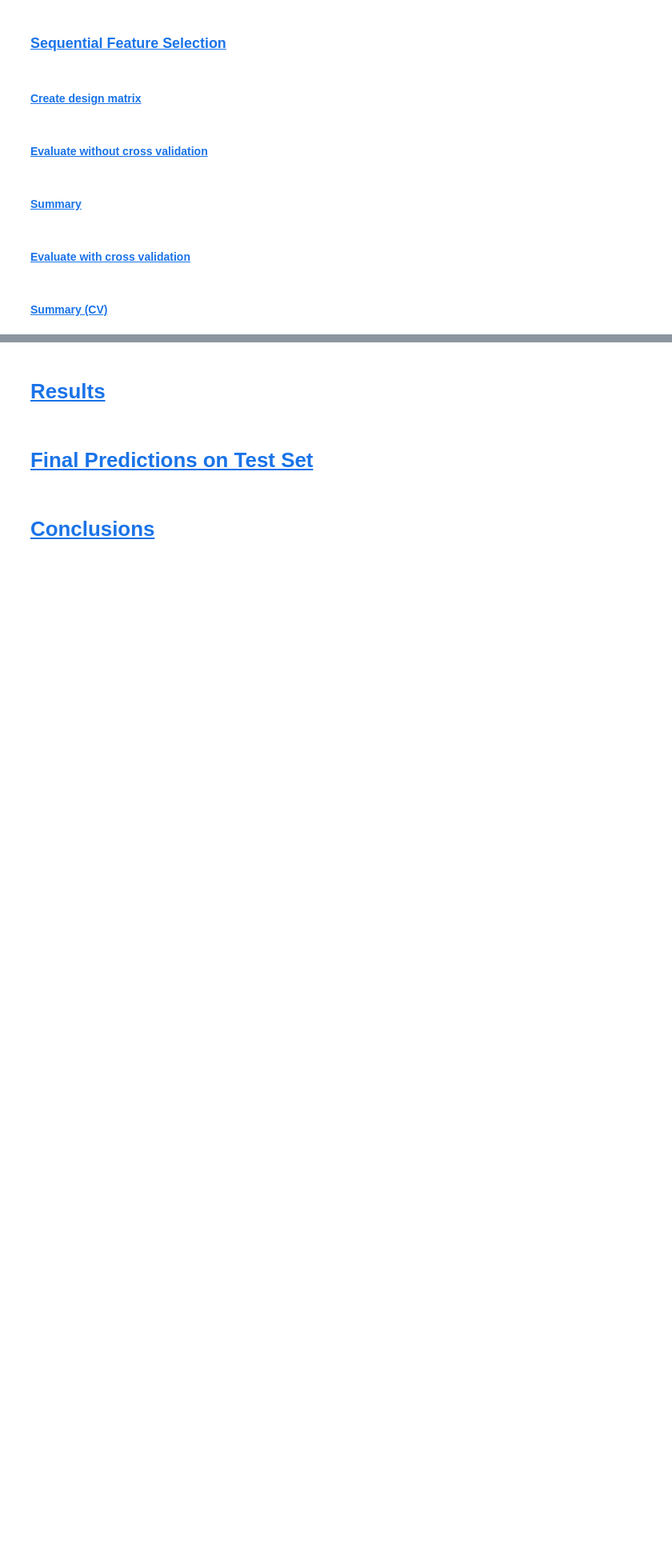
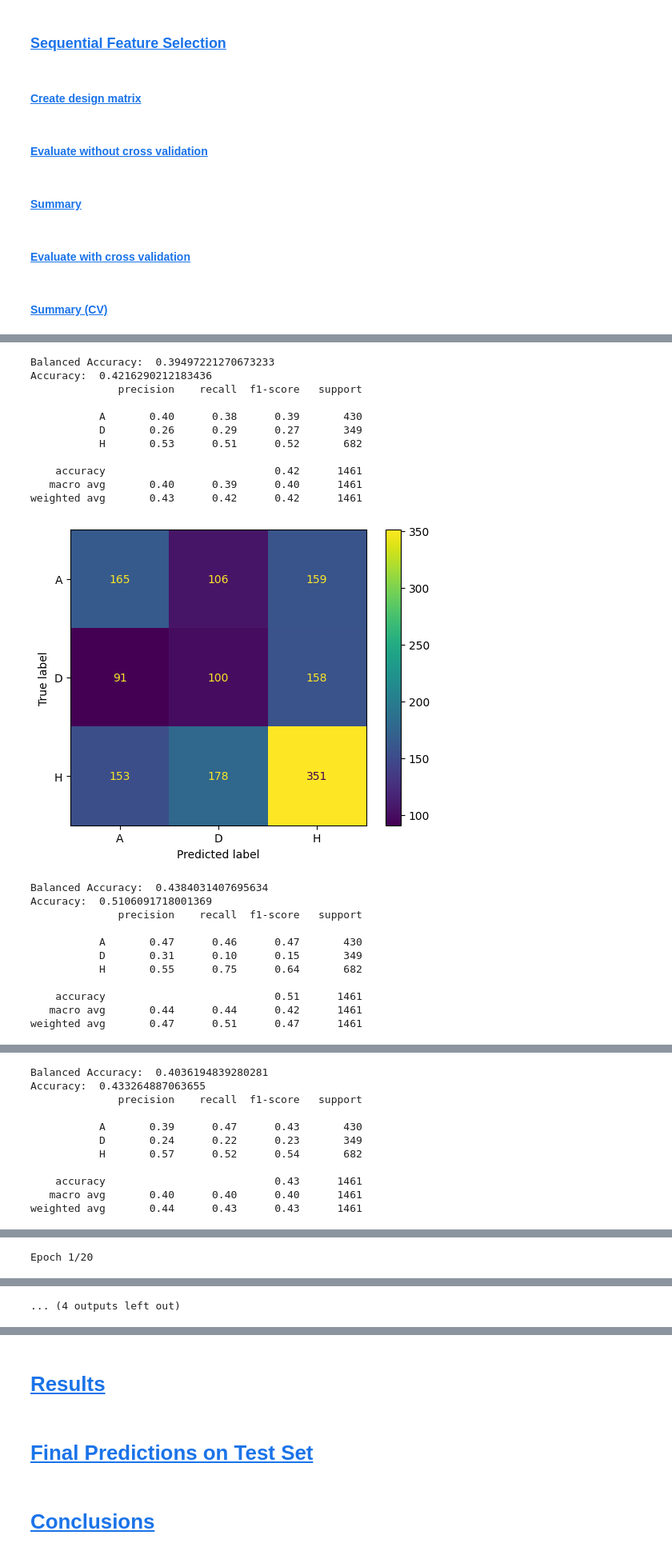
Before and after one commit to Adamliu1/GCW_0036, a Jupyter notebook: Group_N_Final_x3.ipynb, the cells around one changed output, grey strips where cells are left out. Shown at 80% size. Drawn from its saved outputs; the diff is of its cells as text; code cells hidden in the pictures; blank space fills up the shorter version.

```diff
--- a/Group_N_Final_x3.ipynb
+++ b/Group_N_Final_x3.ipynb
@@ -2380,0 +2847,6 @@ summary_hist(model_acc_dict=model_acc_dict, title="Summary of Models - Sequentia
+# %%
+set_maker, features_list = featuresets_dict['feature_set_PCA30']
+X = set_maker(features_list)
+
+y = df_epl.loc[:,['FTR_Enc']].values.ravel()
+X_train, X_test, y_train, y_test = model_selection.train_test_split(X, y, test_size=0.2, shuffle=True, random_state=42)
@@ -2380,0 +2855,26 @@ summary_hist(model_acc_dict=model_acc_dict, title="Summary of Models - Sequentia
+# %%
+fit_df_without_cv(X_train, y_train, X_test, y_test, featureset_name="feature_set_PCA30")
+# %% [output]
+Balanced Accuracy:  0.39497221270673233
+Accuracy:  0.4216290212183436
+              precision    recall  f1-score   support
+
+           A       0.40      0.38      0.39       430
+           D       0.26      0.29      0.27       349
+           H       0.53      0.51      0.52       682
+
+    accuracy                           0.42      1461
+   macro avg       0.40      0.39      0.40      1461
+weighted avg       0.43      0.42      0.42      1461
+[figure, added]
+Balanced Accuracy:  0.4384031407695634
+Accuracy:  0.5106091718001369
+              precision    recall  f1-score   support
+
+           A       0.47      0.46      0.47       430
+           D       0.31      0.10      0.15       349
+           H       0.55      0.75      0.64       682
+
+    accuracy                           0.51      1461
+   macro avg       0.44      0.44      0.42      1461
+weighted avg       0.47      0.51      0.47      1461
@@ -2380,0 +2882,11 @@ summary_hist(model_acc_dict=model_acc_dict, title="Summary of Models - Sequentia
+Balanced Accuracy:  0.4036194839280281
+Accuracy:  0.433264887063655
+              precision    recall  f1-score   support
+
+           A       0.39      0.47      0.43       430
+           D       0.24      0.22      0.23       349
+           H       0.57      0.52      0.54       682
+
+    accuracy                           0.43      1461
+   macro avg       0.40      0.40      0.40      1461
+weighted avg       0.44      0.43      0.43      1461
@@ -2380,0 +2918 @@ summary_hist(model_acc_dict=model_acc_dict, title="Summary of Models - Sequentia
+Epoch 1/20
@@ -2380,0 +2920 @@ summary_hist(model_acc_dict=model_acc_dict, title="Summary of Models - Sequentia
+... (4 outputs left out)
```
Also changed, not shown: parts of 81 cells of this notebook.
